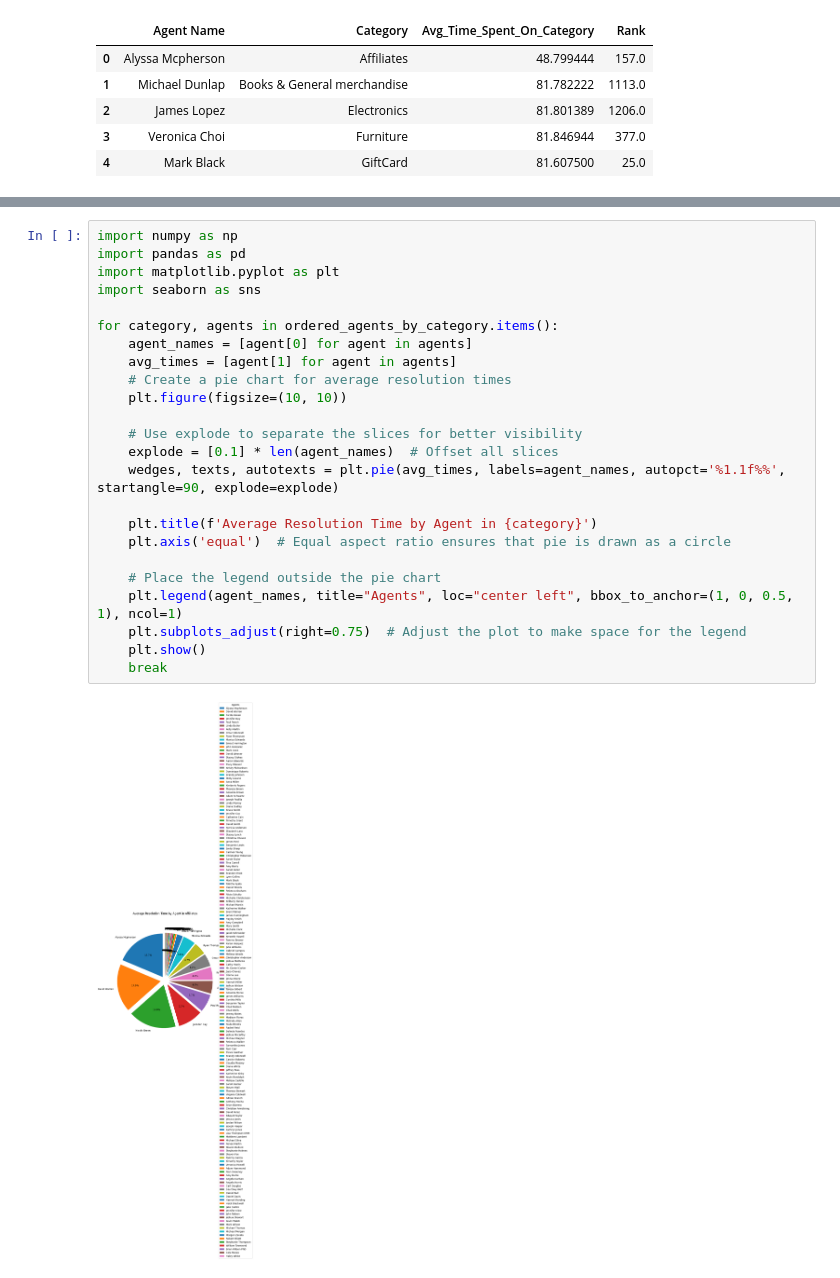
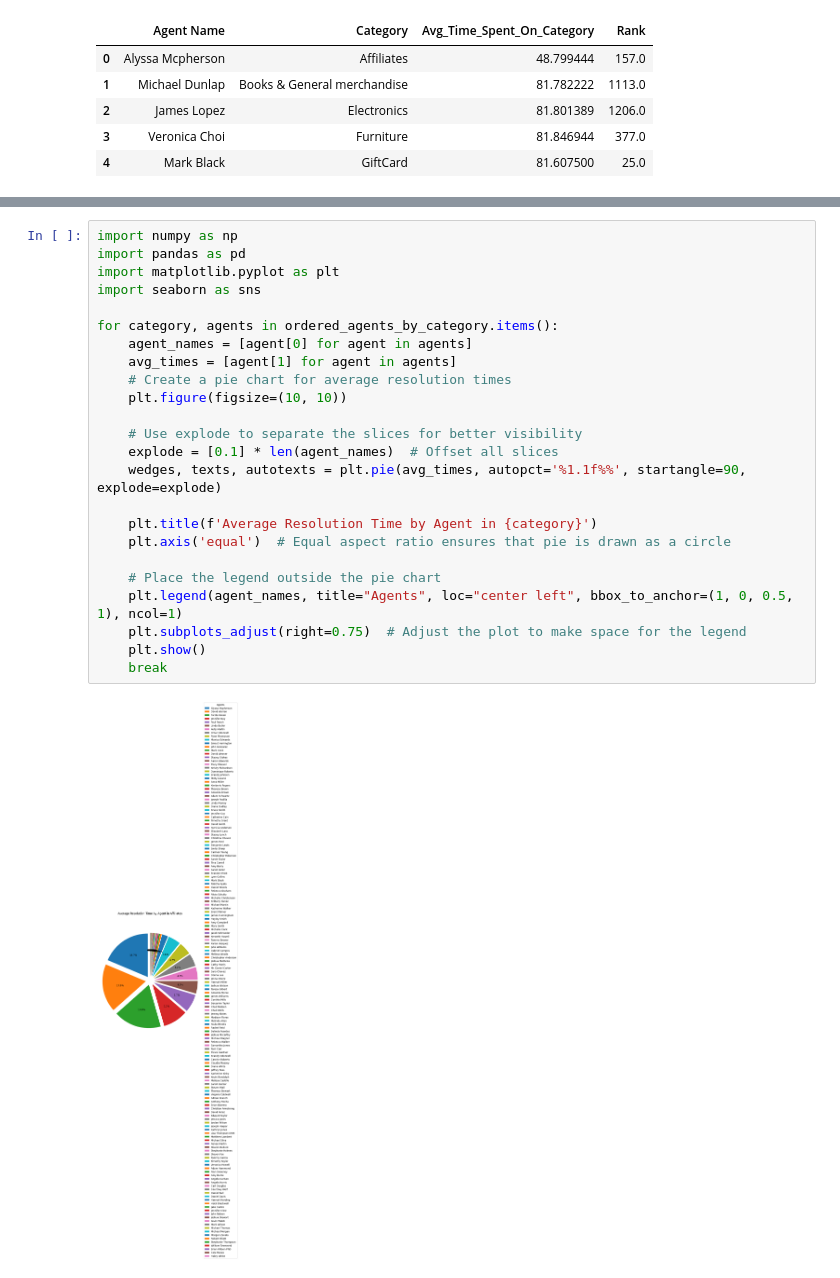
Before and after one commit to PattanAsifKhan/Microsoft_Hack_2024, a Jupyter notebook: Hackathon_Microsoft_2024.ipynb, the cells around one changed output, grey strips where cells are left out. Drawn from its saved outputs; the diff is of its cells as text.

```diff
--- a/Hackathon_Microsoft_2024.ipynb
+++ b/Hackathon_Microsoft_2024.ipynb
@@ -217,29 +214,29 @@ Category: Mobile, [('Michael Cooper', 81.85944444444445), ('Ronald Houston', 81.
 # %%
 import numpy as np
 import pandas as pd
 import matplotlib.pyplot as plt
 import seaborn as sns
 
 for category, agents in ordered_agents_by_category.items():
     agent_names = [agent[0] for agent in agents]
     avg_times = [agent[1] for agent in agents]
     # Create a pie chart for average resolution times
     plt.figure(figsize=(10, 10))
 
     # Use explode to separate the slices for better visibility
     explode = [0.1] * len(agent_names)  # Offset all slices
-    wedges, texts, autotexts = plt.pie(avg_times, labels=agent_names, autopct='%1.1f%%', startangle=90, explode=explode)
+    wedges, texts, autotexts = plt.pie(avg_times, autopct='%1.1f%%', startangle=90, explode=explode)
 
     plt.title(f'Average Resolution Time by Agent in {category}')
     plt.axis('equal')  # Equal aspect ratio ensures that pie is drawn as a circle
 
     # Place the legend outside the pie chart
     plt.legend(agent_names, title="Agents", loc="center left", bbox_to_anchor=(1, 0, 0.5, 1), ncol=1)
     plt.subplots_adjust(right=0.75)  # Adjust the plot to make space for the legend
     plt.show()
     break
 # %% [output]
-[figure, old version]
+[figure, new version]
 # %%
 import pandas as pd
 import numpy as np
```
Also changed, not shown: parts of 6 cells of this notebook.
